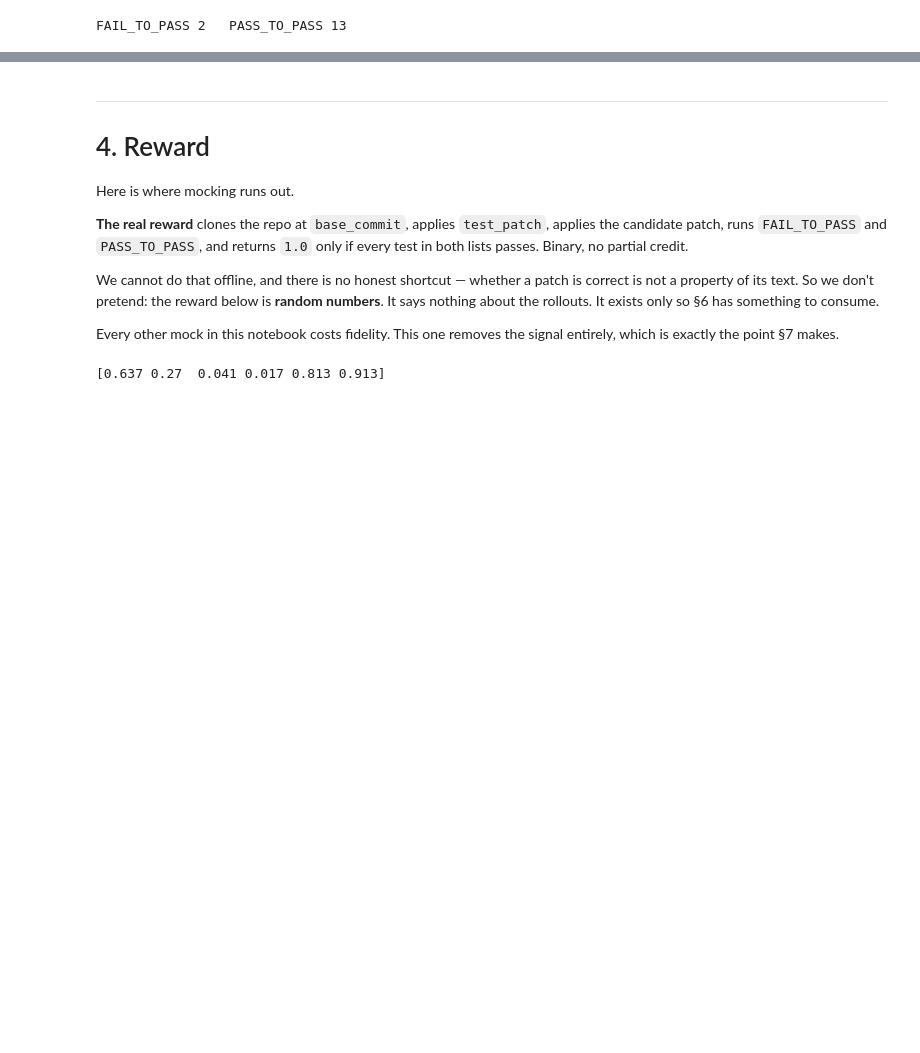
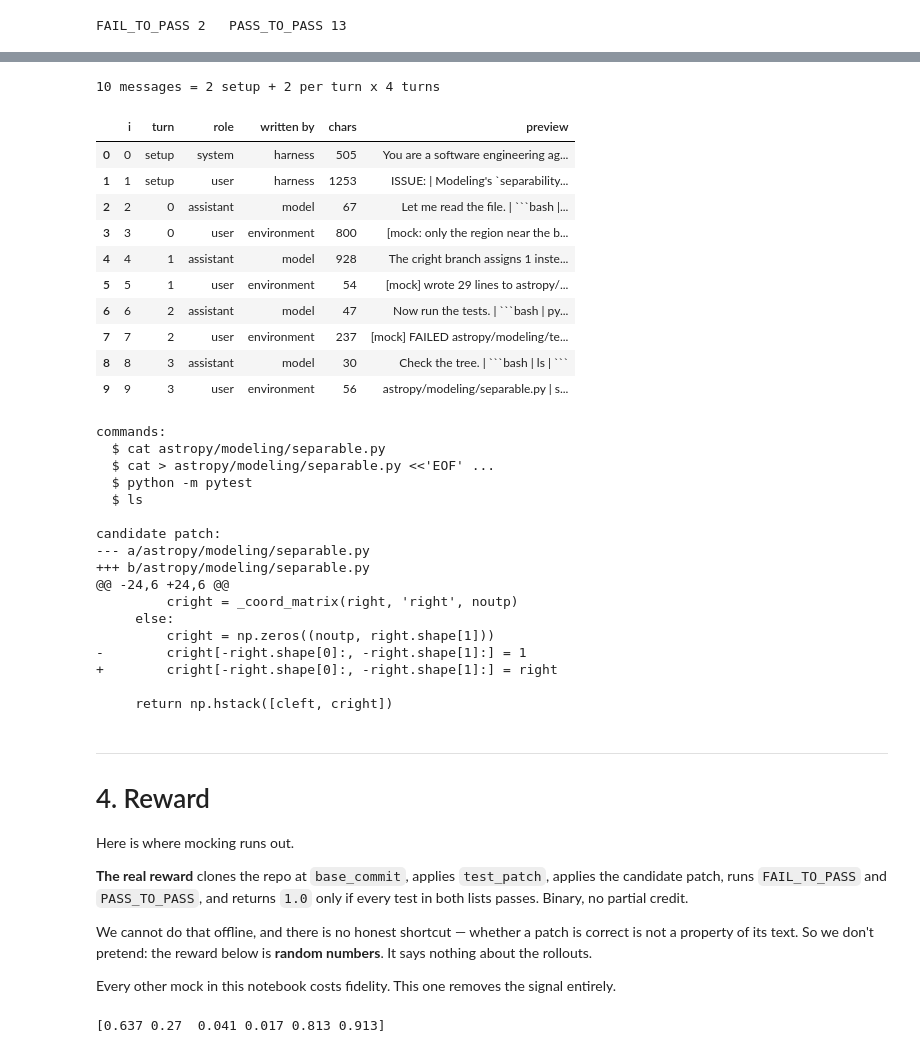
Before and after one commit to abgoswam/swe_in_prod_vizuara_01, a Jupyter notebook: swe_grpo_one_step.ipynb, the cells around one changed output, grey strips where cells are left out. Saved outputs shown, nothing was run; the diff lists cells and outputs as text; code cells hidden in the pictures; blank space fills up the shorter version.

````diff
--- a/swe_grpo_one_step.ipynb
+++ b/swe_grpo_one_step.ipynb
@@ -440,3 +500,45 @@ def rollout(model, tok, max_turns=4, max_new=200, temperature=1.0):
+# %%
+SCRIPT = [
+    f"Let me read the file.\n```bash\ncat {TARGET}\n```",
+    f"The cright branch assigns 1 instead of right. Fixing it.\n"
+    f"```bash\ncat > {TARGET} <<'EOF'\n{FIXED}\nEOF\n```",
+    "Now run the tests.\n```bash\npython -m pytest\n```",
+    "Check the tree.\n```bash\nls\n```",
+]
+
+expert = run_agent(model, tok, sample=scripted_sampler(SCRIPT))
+# %%
+show_rollout(expert)
+# %% [output]
+10 messages = 2 setup + 2 per turn x 4 turns
+|  | i | turn | role | written by | chars | preview |
+| 0 | 0 | setup | system | harness | 505 | You are a software engineering ag... |
+| 1 | 1 | setup | user | harness | 1253 | ISSUE: | Modeling's `separability... |
+| 2 | 2 | 0 | assistant | model | 67 | Let me read the file. | ```bash |... |
+| 3 | 3 | 0 | user | environment | 800 | [mock: only the region near the b... |
+| 4 | 4 | 1 | assistant | model | 928 | The cright branch assigns 1 inste... |
+| 5 | 5 | 1 | user | environment | 54 | [mock] wrote 29 lines to astropy/... |
+| 6 | 6 | 2 | assistant | model | 47 | Now run the tests. | ```bash | py... |
+| 7 | 7 | 2 | user | environment | 237 | [mock] FAILED astropy/modeling/te... |
+| 8 | 8 | 3 | assistant | model | 30 | Check the tree. | ```bash | ls | ``` |
+| 9 | 9 | 3 | user | environment | 56 | astropy/modeling/separable.py | s... |
+commands:
+  $ cat astropy/modeling/separable.py
+  $ cat > astropy/modeling/separable.py <<'EOF' ...
+  $ python -m pytest
+  $ ls
+
+candidate patch:
+--- a/astropy/modeling/separable.py
++++ b/astropy/modeling/separable.py
+@@ -24,6 +24,6 @@
+         cright = _coord_matrix(right, 'right', noutp)
+     else:
+         cright = np.zeros((noutp, right.shape[1]))
+-        cright[-right.shape[0]:, -right.shape[1]:] = 1
++        cright[-right.shape[0]:, -right.shape[1]:] = right
+
+     return np.hstack([cleft, cright])
 # %% [markdown]
 ---
 # 4. Reward
@@ -449,10 +551,9 @@ applies the candidate patch, runs `FAIL_TO_PASS` and `PASS_TO_PASS`, and returns
 
 We cannot do that offline, and there is no honest shortcut — whether a patch is
 correct is not a property of its text. So we don't pretend: the reward below is
-**random numbers**. It says nothing about the rollouts. It exists only so §6 has
-something to consume.
+**random numbers**. It says nothing about the rollouts.
 
 Every other mock in this notebook costs fidelity. This one removes the signal
-entirely, which is exactly the point §7 makes.
+entirely.
 # %%
 def reward_random(n, seed=0):
````
Also changed, not shown: parts of 38 cells of this notebook, 1 other file.
